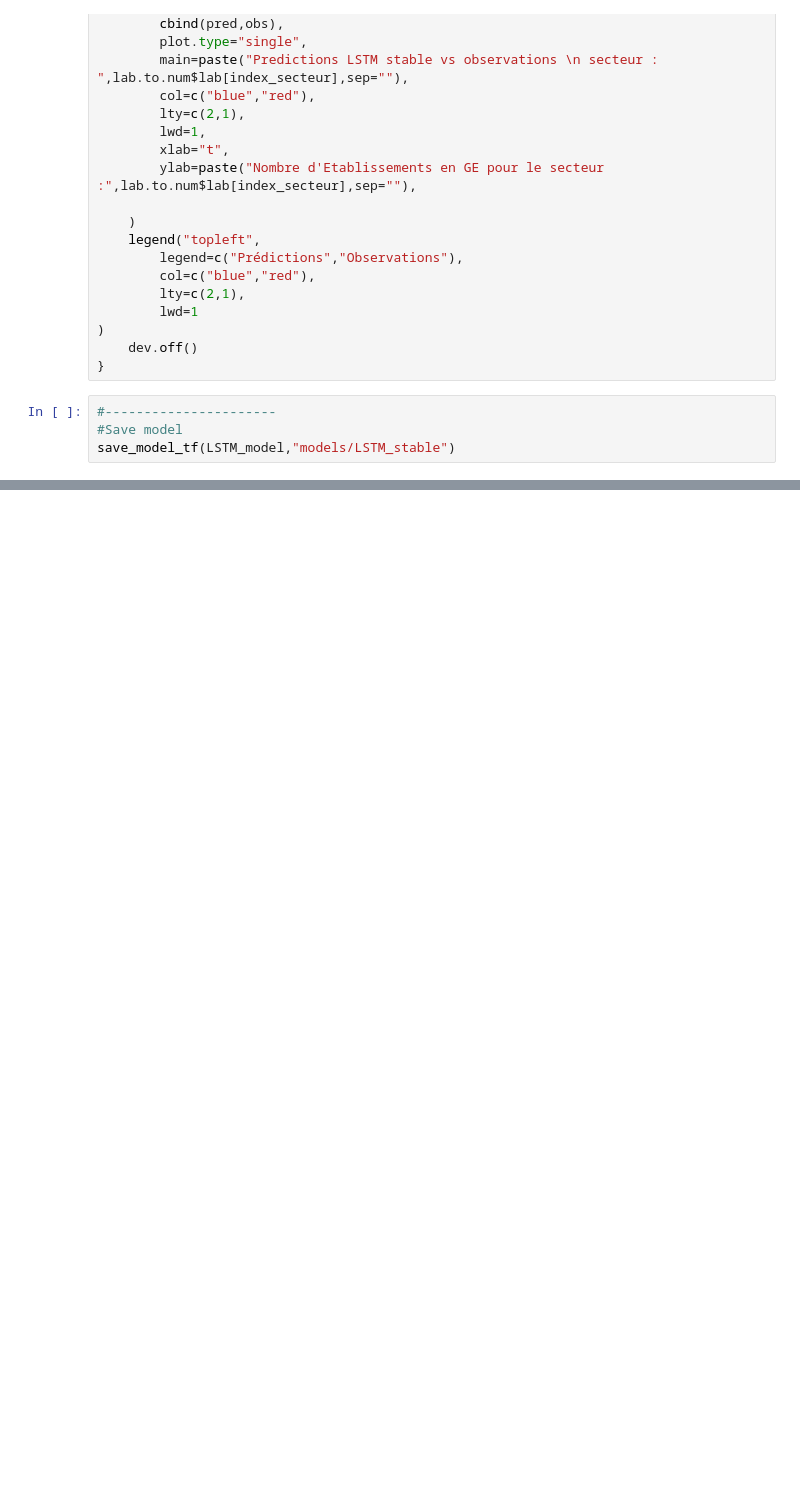
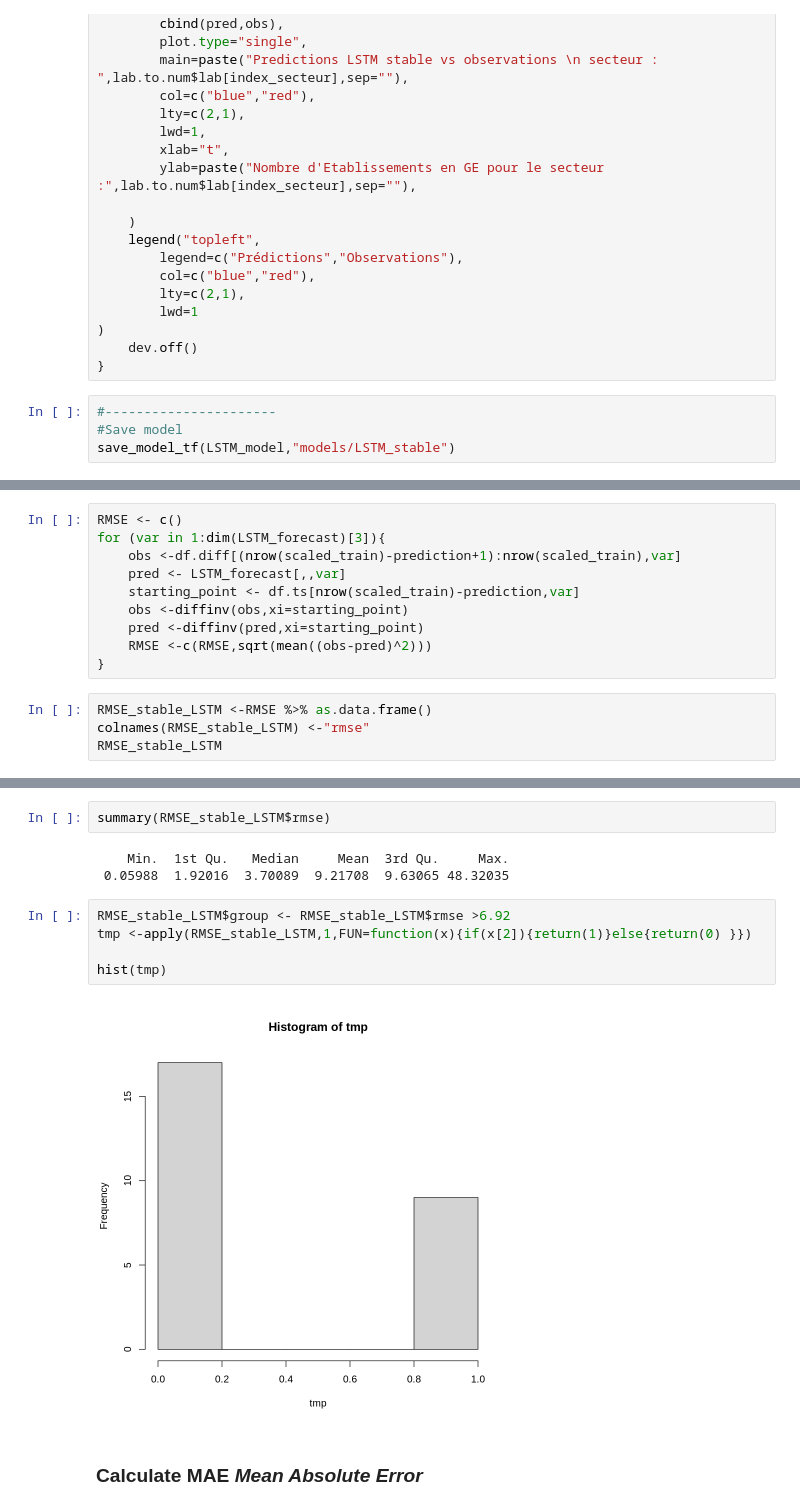
Before and after one commit to Jay-boo/TimeSeries_ACOSS, a Jupyter notebook: multivariate_LSTM_bis.ipynb, the cells around one changed output, grey strips where cells are left out. Drawn from its saved outputs; the diff is of its cells as text; blank space fills up the shorter version.

Commit message:
Evaluation Results of LSTM models

```diff
--- a/multivariate_LSTM_bis.ipynb
+++ b/multivariate_LSTM_bis.ipynb
@@ -732,0 +709,14 @@ save_model_tf(LSTM_model,"models/LSTM_stable")
+# %%
+RMSE <- c()
+for (var in 1:dim(LSTM_forecast)[3]){
+    obs <-df.diff[(nrow(scaled_train)-prediction+1):nrow(scaled_train),var]
+    pred <- LSTM_forecast[,,var]
+    starting_point <- df.ts[nrow(scaled_train)-prediction,var]
+    obs <-diffinv(obs,xi=starting_point)
+    pred <-diffinv(pred,xi=starting_point)
+    RMSE <-c(RMSE,sqrt(mean((obs-pred)^2)))
+}
+# %%
+RMSE_stable_LSTM <-RMSE %>% as.data.frame()
+colnames(RMSE_stable_LSTM) <-"rmse"
+RMSE_stable_LSTM
@@ -732,0 +743,14 @@ save_model_tf(LSTM_model,"models/LSTM_stable")
+# %%
+summary(RMSE_stable_LSTM$rmse)
+# %% [output]
+    Min.  1st Qu.   Median     Mean  3rd Qu.     Max.
+ 0.05988  1.92016  3.70089  9.21708  9.63065 48.32035
+# %%
+RMSE_stable_LSTM$group <- RMSE_stable_LSTM$rmse >6.92
+tmp <-apply(RMSE_stable_LSTM,1,FUN=function(x){if(x[2]){return(1)}else{return(0) }})
+
+hist(tmp)
+# %% [output]
+[figure, added]
+# %% [markdown]
+### Calculate MAE *Mean Absolute Error*
```
Also changed, not shown: parts of 33 cells of this notebook, 56 other files.
